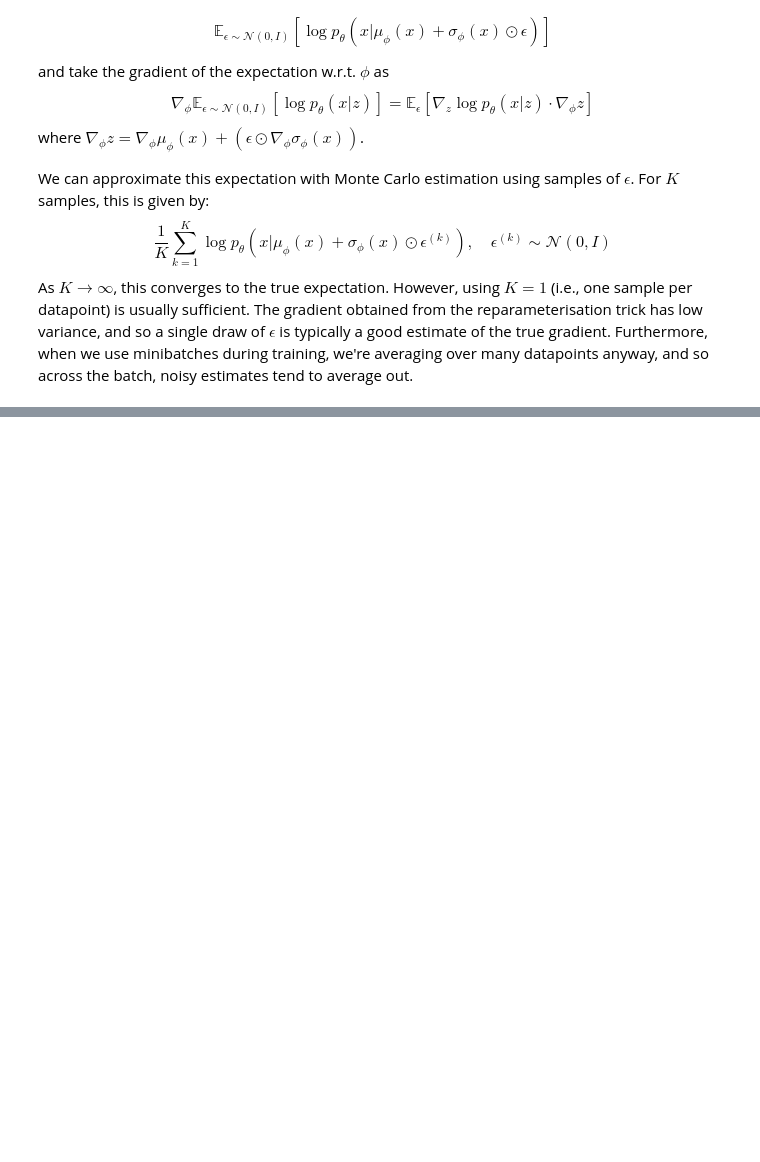
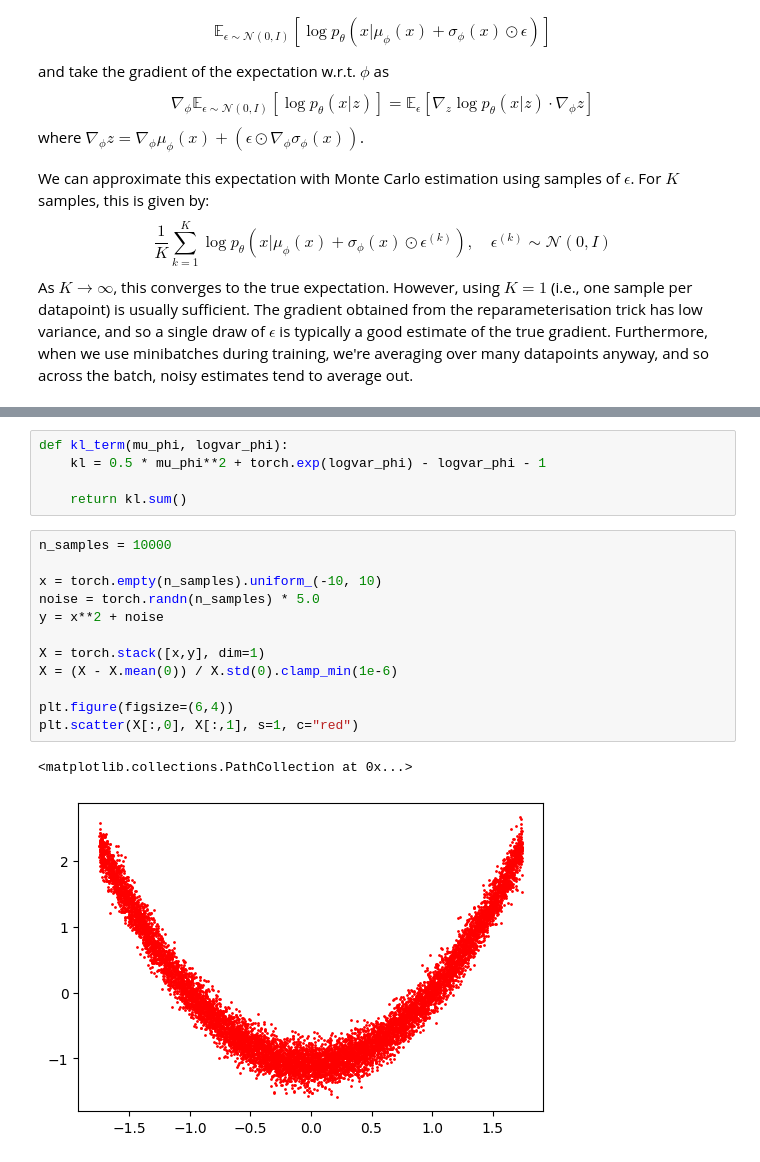
Before and after one commit to j9smith/generative-modelling, a Jupyter notebook: 1. Latent Variable Models/1.3 Variational Autoencoders.ipynb, the cells around one changed output, grey strips where cells are left out. Cells and saved outputs as stored; diff of their text form; blank space fills up the shorter version.

```diff
--- a/1. Latent Variable Models/1.3 Variational Autoencoders.ipynb
+++ b/1. Latent Variable Models/1.3 Variational Autoencoders.ipynb
@@ -147,0 +265,20 @@ torch.seed(0)
+# %%
+def kl_term(mu_phi, logvar_phi):
+    kl = 0.5 * mu_phi**2 + torch.exp(logvar_phi) - logvar_phi - 1
+
+    return kl.sum()
+# %%
+n_samples = 10000
+
+x = torch.empty(n_samples).uniform_(-10, 10)
+noise = torch.randn(n_samples) * 5.0
+y = x**2 + noise
+
+X = torch.stack([x,y], dim=1)
+X = (X - X.mean(0)) / X.std(0).clamp_min(1e-6)
+
+plt.figure(figsize=(6,4))
+plt.scatter(X[:,0], X[:,1], s=1, c="red")
+# %% [output]
+<matplotlib.collections.PathCollection at 0x...>
+[figure, added]
```
Also changed, not shown: parts of 19 cells of this notebook.
